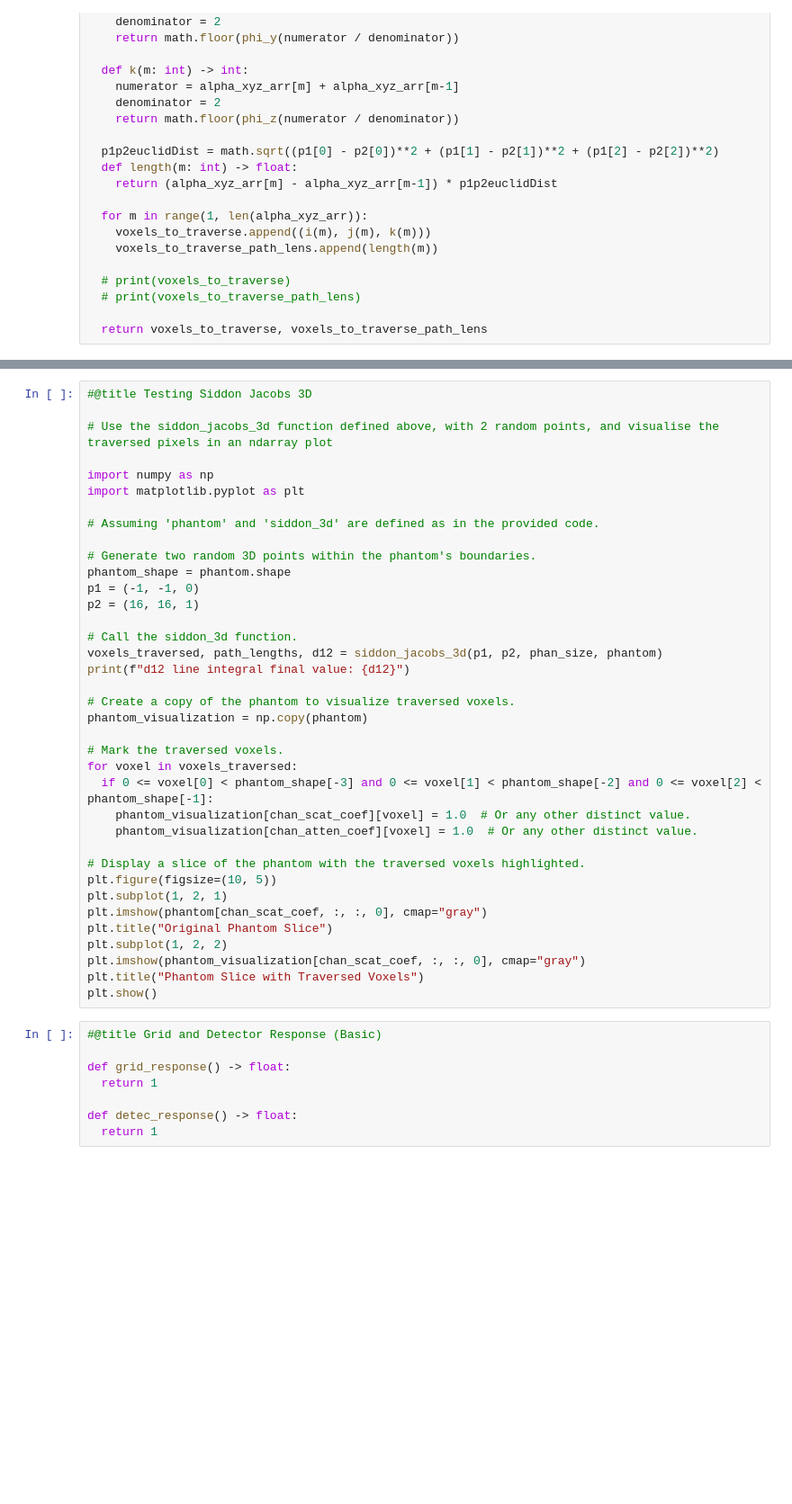
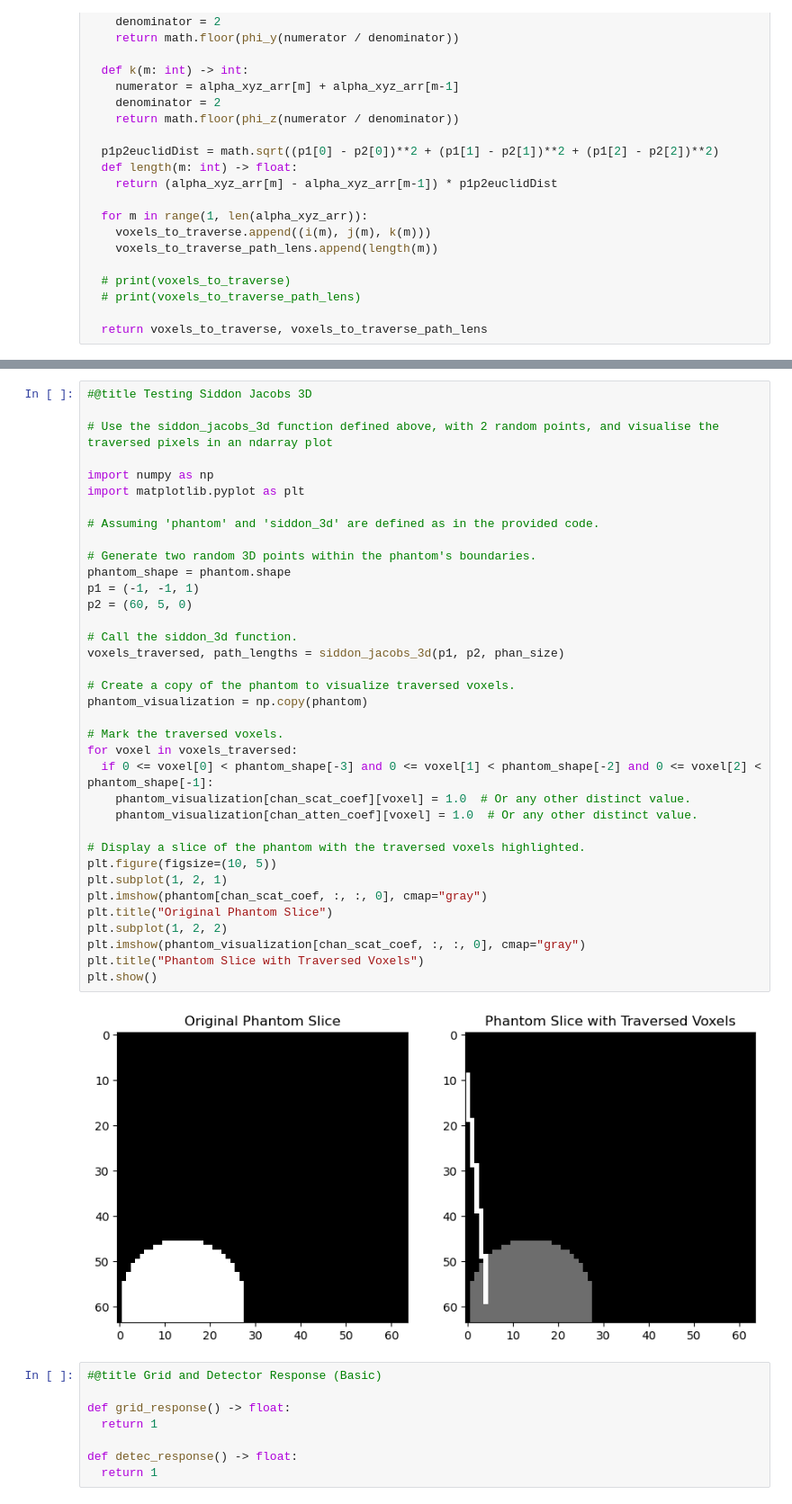
Before and after one commit to samuelnub/lircst-ana, a Jupyter notebook: src/AnalyticalCST.ipynb, the cells around one changed output, grey strips where cells are left out. Shown at 90% size. Saved outputs shown, nothing was run; the diff lists cells and outputs as text; blank space fills up the shorter version.

```diff
--- a/src/AnalyticalCST.ipynb
+++ b/src/AnalyticalCST.ipynb
@@ -456,37 +489,38 @@ def siddon_jacobs_3d(p1: tuple, p2: tuple, phan_size: int, phantom: np.ndarray=N
 # Use the siddon_jacobs_3d function defined above, with 2 random points, and visualise the traversed pixels in an ndarray plot
 
 import numpy as np
 import matplotlib.pyplot as plt
 
 # Assuming 'phantom' and 'siddon_3d' are defined as in the provided code.
 
 # Generate two random 3D points within the phantom's boundaries.
 phantom_shape = phantom.shape
-p1 = (-1, -1, 0)
-p2 = (16, 16, 1)
+p1 = (-1, -1, 1)
+p2 = (60, 5, 0)
 
 # Call the siddon_3d function.
-voxels_traversed, path_lengths, d12 = siddon_jacobs_3d(p1, p2, phan_size, phantom)
-print(f"d12 line integral final value: {d12}")
+voxels_traversed, path_lengths = siddon_jacobs_3d(p1, p2, phan_size)
 
 # Create a copy of the phantom to visualize traversed voxels.
 phantom_visualization = np.copy(phantom)
 
 # Mark the traversed voxels.
 for voxel in voxels_traversed:
   if 0 <= voxel[0] < phantom_shape[-3] and 0 <= voxel[1] < phantom_shape[-2] and 0 <= voxel[2] < phantom_shape[-1]:
     phantom_visualization[chan_scat_coef][voxel] = 1.0  # Or any other distinct value.
     phantom_visualization[chan_atten_coef][voxel] = 1.0  # Or any other distinct value.
 
 # Display a slice of the phantom with the traversed voxels highlighted.
 plt.figure(figsize=(10, 5))
 plt.subplot(1, 2, 1)
 plt.imshow(phantom[chan_scat_coef, :, :, 0], cmap="gray")
 plt.title("Original Phantom Slice")
 plt.subplot(1, 2, 2)
 plt.imshow(phantom_visualization[chan_scat_coef, :, :, 0], cmap="gray")
 plt.title("Phantom Slice with Traversed Voxels")
 plt.show()
+# %% [output]
+[figure, added]
 # %%
 #@title Grid and Detector Response (Basic)
 
```
Also changed, not shown: parts of 7 cells of this notebook.
